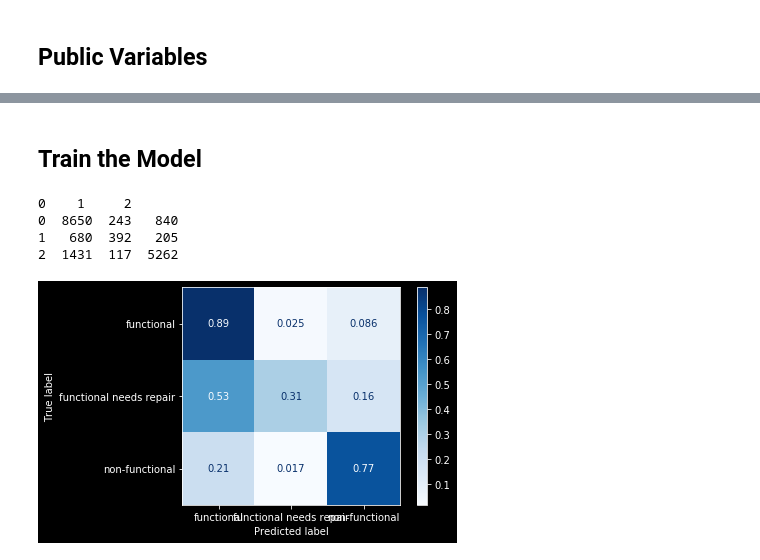
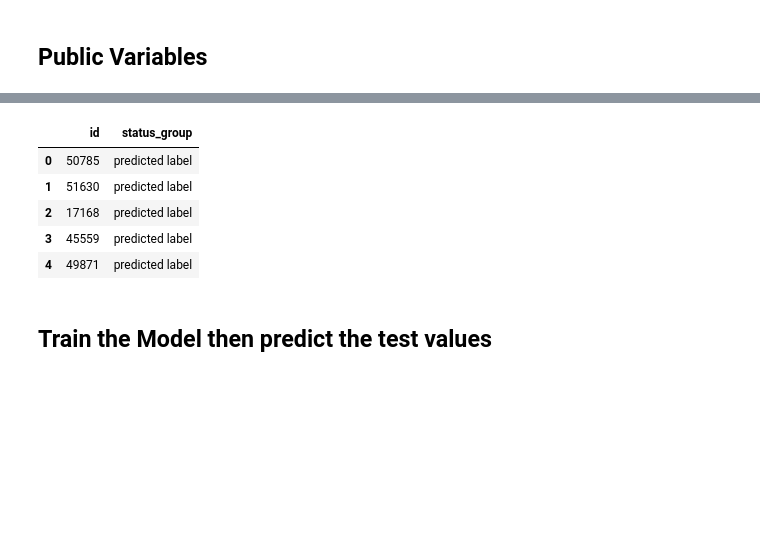
Before and after one commit to Onotseike/DataDriven, a Jupyter notebook: PumpItUp/decision_tree_classifier.ipynb, the cells around one changed output, grey strips where cells are left out. Drawn from its saved outputs; the diff is of its cells as text; code cells hidden in the pictures; blank space fills up the shorter version.

```diff
--- a/PumpItUp/decision_tree_classifier.ipynb
+++ b/PumpItUp/decision_tree_classifier.ipynb
@@ -41,2 +103,11 @@ input_train, input_test, output_train, output_test = tts(input_df, output_df, te
+# %%
+submission_df.head(5)
+# %% [output]
+|  | id | status_group |
+| 0 | 50785 | predicted label |
+| 1 | 51630 | predicted label |
+| 2 | 17168 | predicted label |
+| 3 | 45559 | predicted label |
+| 4 | 49871 | predicted label |
 # %% [markdown]
-## Train the Model
+## Train the Model then predict the test values
@@ -57,11 +113,0 @@ conf_matrix = confusion_matrix(output_test, predicted_output)
-# %%
-print(pd.DataFrame(conf_matrix))
-# %% [output]
-0    1     2
-0  8650  243   840
-1   680  392   205
-2  1431  117  5262
-# %%
-plot_conf_matrix = plot_confusion_matrix(d_tree, input_test, output_test, display_labels=classes, cmap=plt.cm.Blues, normalize='true')
-# %% [output]
-[figure, removed]
```
Also changed, not shown: parts of 26 cells of this notebook, 22 other files.
